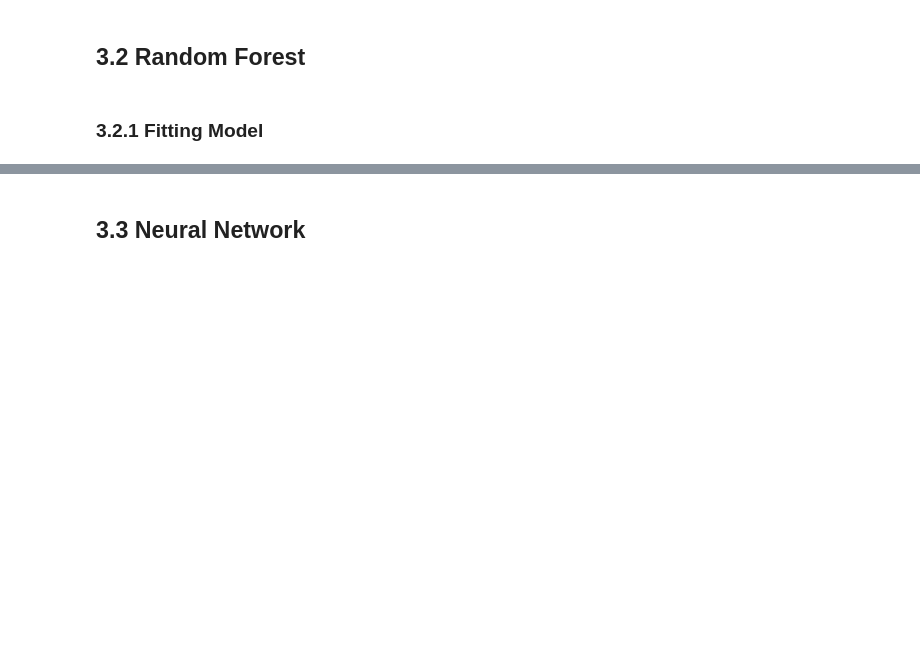
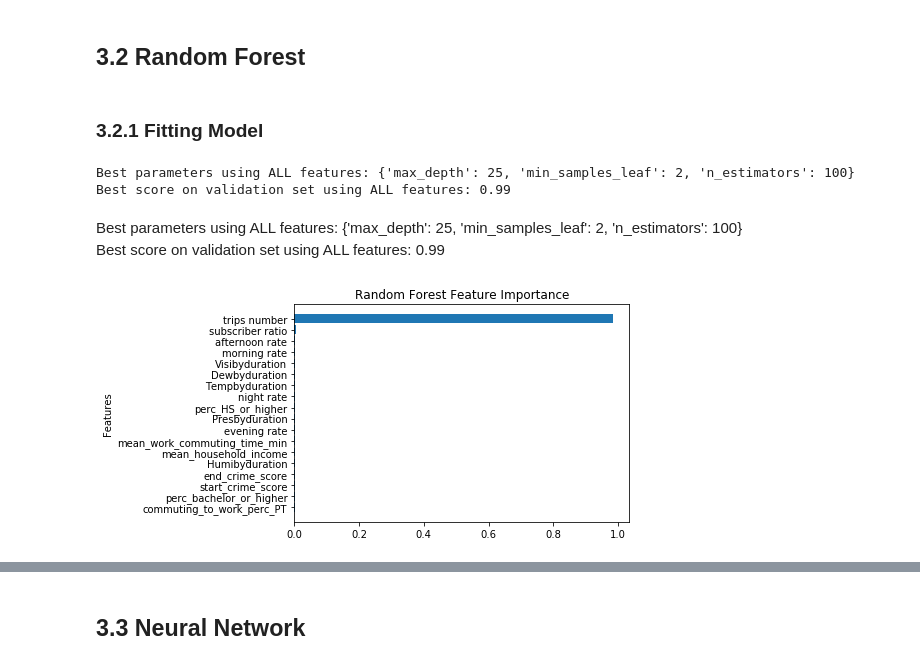
Before and after one commit to leon-lee-jl/MoBike, a Jupyter notebook: MoBike V1.0.ipynb, the cells around one changed output, grey strips where cells are left out. Saved outputs shown, nothing was run; the diff lists cells and outputs as text; code cells hidden in the pictures; blank space fills up the shorter version.

```diff
--- a/MoBike V1.0.ipynb
+++ b/MoBike V1.0.ipynb
@@ -902,0 +1175,10 @@ dataset.shape
+# %%
+# Secondly, get optimal hyperparameters through GridSearchCV tuning using only 4 most important features
+
+param_grid_tree_4_wt_tn = {'max_depth': [1,5,10,15,20,25,30],
+                     'min_samples_leaf': [1,2,3,4,5]}
+grid_tree_4_wt_tn = GridSearchCV(DecisionTreeRegressor(criterion='mse', random_state=1234), param_grid_tree_4_wt_tn, cv=10)
+grid_tree_4_wt_tn.fit(train_4_wt_tn, train_y)
+best_tree_4_wt_tn = grid_tree_4_wt_tn.best_params_
+print('Tree Best parameters using 4 features without trips number: {}'.format(best_tree_4_wt_tn))
+print('Tree Best score on validation set using 4 features without trips number: {:.2f}'.format(grid_tree_4_wt_tn.best_score_))
@@ -902,0 +1188,5 @@ dataset.shape
+# %%
+# Run/Fit the model with optimal hyperparameters using only 4 most important features
+
+clf_dt_4_wt_tn = RandomForestRegressor(criterion='mse', random_state=1234, max_depth=10 , min_samples_leaf=5)
+clf_dt_4_wt_tn.fit(train_4_wt_tn, train_y)
@@ -906,3 +1218,41 @@ dataset.shape
 ## 3.2 Random Forest
 # %% [markdown]
 ### 3.2.1 Fitting Model
+# %%
+from sklearn.ensemble import RandomForestRegressor
+from sklearn.model_selection import GridSearchCV
+from sklearn.model_selection import KFold
+
+# First, get the optimal hyperparameters through GridSearchCV tuning using ALL features
+
+# Random Forest hyperparameters tuning with all features
+param_grid_forest = {'n_estimators': [10,30,50,100],
+                     'max_depth': [1,5,10,15,20,25,30],
+                     'min_samples_leaf': [1,2,3,4,5]}
+grid_forest = GridSearchCV(RandomForestRegressor(criterion='mse', random_state=1234), param_grid_forest, cv=10)
+grid_forest.fit(train_X, train_y)
+best_RandomForest = grid_forest.best_params_
+print('Best parameters using ALL features: {}'.format(best_RandomForest))
+print('Best score on validation set using ALL features: {:.2f}'.format(grid_forest.best_score_))
+# %% [output]
+Best parameters using ALL features: {'max_depth': 25, 'min_samples_leaf': 2, 'n_estimators': 100}
+Best score on validation set using ALL features: 0.99
+# %% [markdown]
+Best parameters using ALL features: {'max_depth': 25, 'min_samples_leaf': 2, 'n_estimators': 100}
+Best score on validation set using ALL features: 0.99
+# %%
+# Get feature importances using the optimal hyperparameters
+
+features = train_X.columns.tolist()
+clf_RF = RandomForestRegressor(criterion='mse', random_state=1234, n_estimators=100 , max_depth=25 , min_samples_leaf=2)
+clf_RF.fit(train_X, train_y)
+importances_RF = clf_RF.feature_importances_
+
+idx = np.argsort(importances_RF)
+plt.title("Random Forest Feature Importance")
+plt.barh(range(len(idx)), importances_RF[idx])
+plt.yticks(range(len(idx)), [features[i] for i in idx])
+plt.ylabel("Features")
+plt.show()
+# %% [output]
+[figure, added]
```
Also changed, not shown: parts of 76 cells of this notebook.
